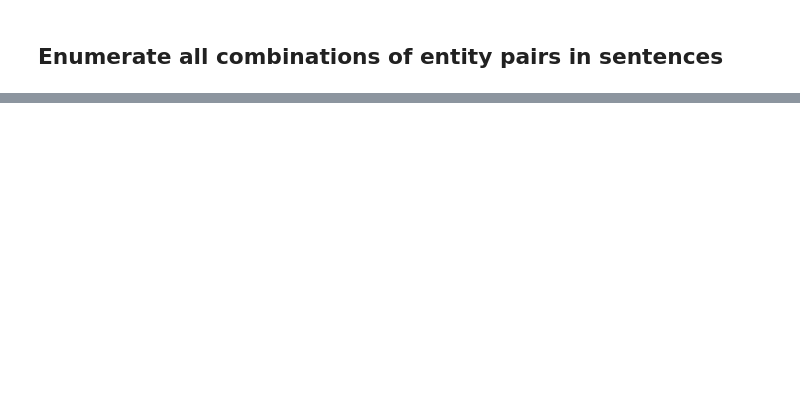
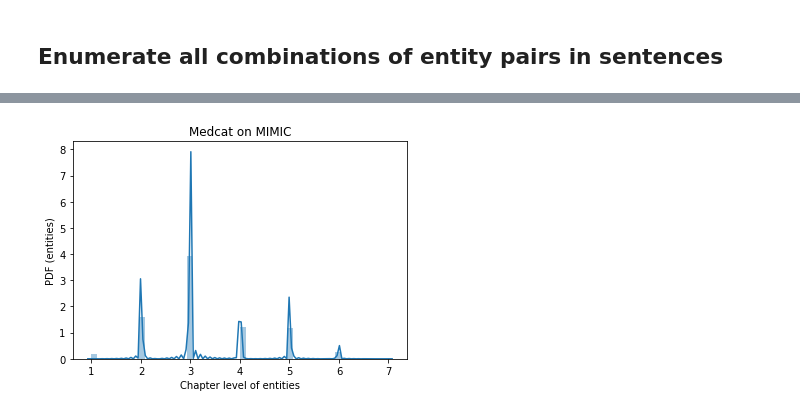
Before and after one commit to wtgme/snomed, a Jupyter notebook: distant_supervision.ipynb, the cells around one changed output, grey strips where cells are left out. Saved outputs shown, nothing was run; the diff lists cells and outputs as text; code cells hidden in the pictures; blank space fills up the shorter version.

```diff
--- a/distant_supervision.ipynb
+++ b/distant_supervision.ipynb
@@ -92,0 +184,24 @@ So:
+# %%
+def sentence_annots_medcat(path):
+    annot_counts = []
+    annot_types = []
+    annot_chapters = []
+    for index in range(1000):
+        file_name = 'batch' + str(index) + '.json'
+
+        docs = json.load(open(path+file_name, 'r'))
+
+        for did in docs.keys():
+            if int(did) in discharg_dids:
+                sents = docs[did]
+                for sid in sents.keys():
+                    sent = sents[sid]
+                    text = sent['sent_text']
+                    annots = sent['sent_annots']
+                    annot_counts.append(len(annots))
+                    for annot in annots:
+#                       Choose the first semantic type if multiple types are available
+                        type_str = annot['tui'].split(',')[0]
+                        cha = len(type2chapter[type_str].split('.'))
+                        annot_chapters.append(cha)
+    return annot_counts, annot_chapters
@@ -92,0 +210,2 @@ So:
+# %%
+b_counts, b_chapters = sentence_annots_medcat(bpath)
@@ -92,0 +238,8 @@ So:
+# %%
+sns.distplot(b_chapters)
+plt.xlabel("Chapter level of entities")
+plt.ylabel("PDF (entities)")
+plt.title("Medcat on MIMIC")
+plt.show()
+# %% [output]
+[figure, added]
```
Also changed, not shown: parts of 42 cells of this notebook, 1 other file.
